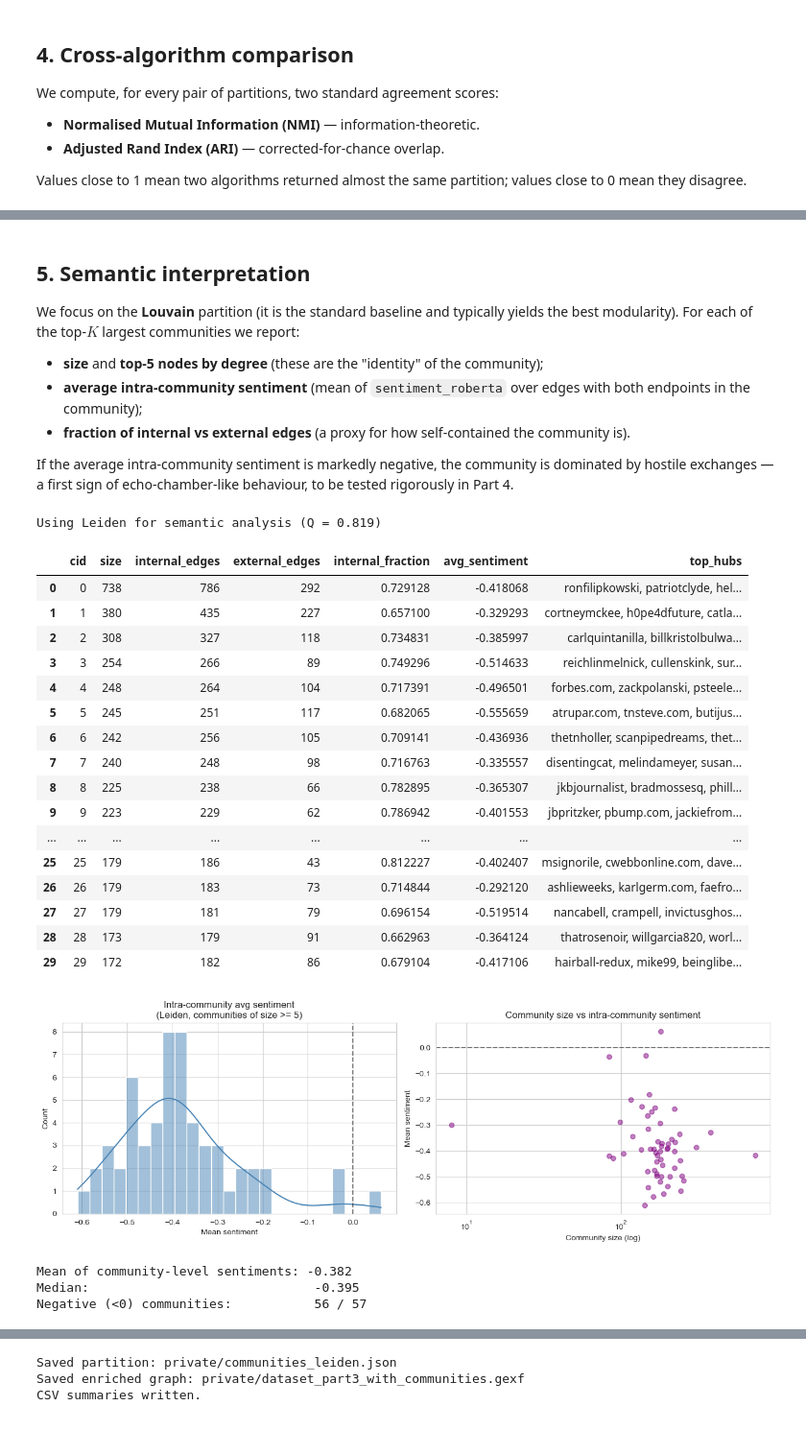
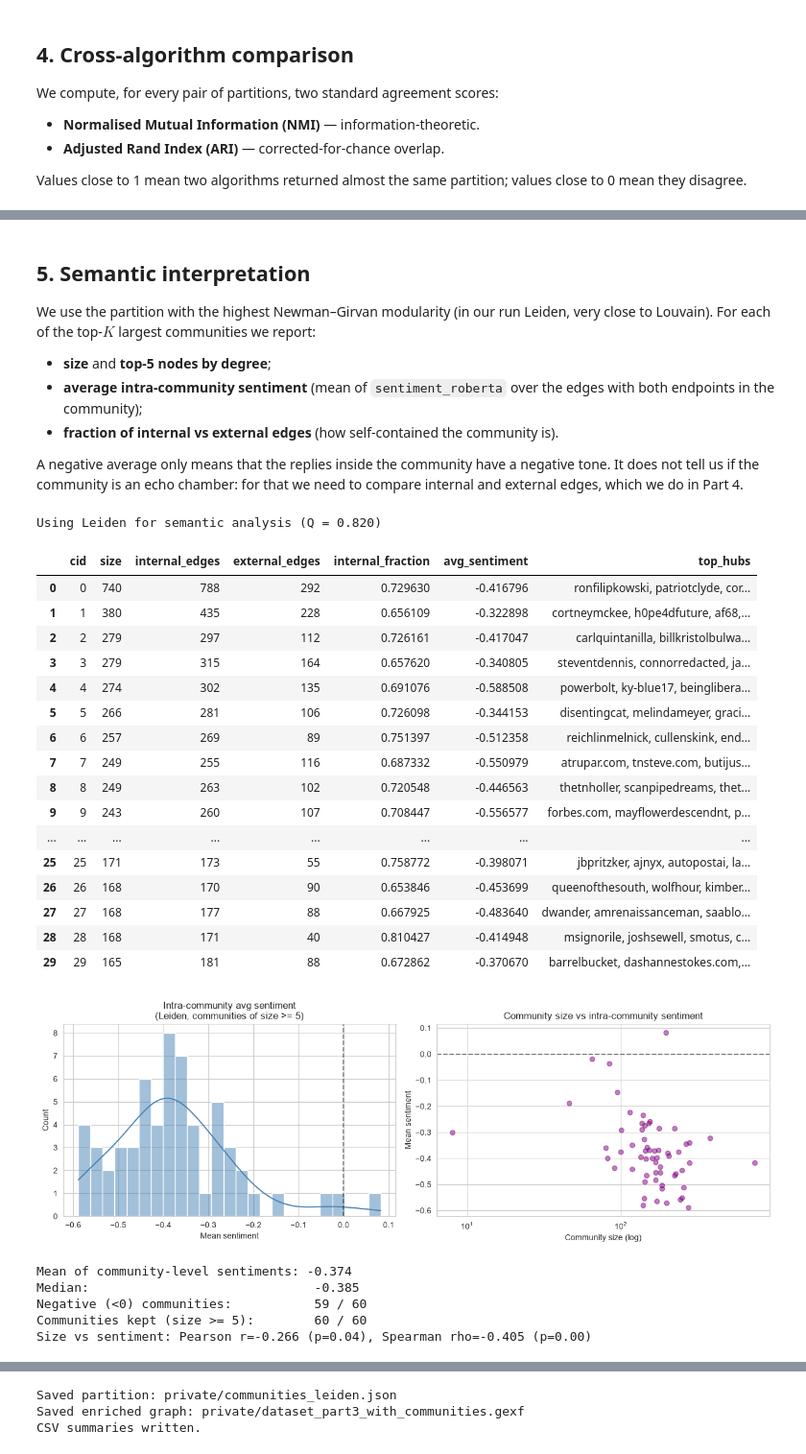
Before and after one commit to savato0/2026_puccio_cascone, a Jupyter notebook: community_detection.ipynb, the cells around one changed output, grey strips where cells are left out. Shown at 96% size. Cells and saved outputs as stored; diff of their text form; code cells hidden in the pictures.

```diff
--- a/community_detection.ipynb
+++ b/community_detection.ipynb
@@ -41,7 +35,7 @@ os.makedirs(FIG_DIR, exist_ok=True)
 # Preferred input: graph already enriched with Part-2 centralities. Fallback: roberta_final.
 INPUT_CANDIDATES = [
     'private/dataset_part2_with_centralities.gexf',
-    # 'private/dataset_roberta_final.gexf',
+    'private/dataset_roberta_final.gexf',
 ]
 INPUT_FILE = next(f for f in INPUT_CANDIDATES if os.path.exists(f))
 print(f'Loading: {INPUT_FILE}')
@@ -115,13 +109,13 @@ print('Running Louvain...')
 coms_louvain = algorithms.louvain(G, randomize=False)
 
 print('Running Leiden...')
-coms_leiden = algorithms.leiden(G)
+coms_leiden = algorithms.leiden(G, seed=RNG_SEED)
 
 print('Running Label Propagation...')
-coms_lp = algorithms.label_propagation(G)
+coms_lp = algorithms.label_propagation_cordasco_gargano(G)  # semi-synchronous LPA (networkx), deterministic
 
 print('Running Infomap (this can take a couple of minutes)...')
-coms_infomap = algorithms.infomap(G)
+coms_infomap = algorithms.infomap(G, flags='--two-level')  # flat partition, default seed (123)
 
 ALL_COMS = {
     'Louvain':  coms_louvain,
@@ -243,15 +237,15 @@ LabelProp    0.542   0.548    0.698      1.000
 # %% [markdown]
 ## 5. Semantic interpretation
 
-We focus on the **Louvain** partition (it is the standard baseline and typically yields the best modularity). For each of the top-$K$ largest communities we report:
+We use the partition with the highest Newman–Girvan modularity (in our run Leiden, very close to Louvain). For each of the top-$K$ largest communities we report:
 
-- **size** and **top-5 nodes by degree** (these are the "identity" of the community);
-- **average intra-community sentiment** (mean of `sentiment_roberta` over edges with both endpoints in the community);
-- **fraction of internal vs external edges** (a proxy for how self-contained the community is).
+- **size** and **top-5 nodes by degree**;
+- **average intra-community sentiment** (mean of `sentiment_roberta` over the edges with both endpoints in the community);
+- **fraction of internal vs external edges** (how self-contained the community is).
 
-If the average intra-community sentiment is markedly negative, the community is dominated by hostile exchanges — a first sign of echo-chamber-like behaviour, to be tested rigorously in Part 4.
+A negative average only means that the replies inside the community have a negative tone. It does not tell us if the community is an echo chamber: for that we need to compare internal and external edges, which we do in Part 4.
 # %%
-# Choose the partition with the best Newman-Girvan modularity for the deep-dive
+# Choose the partition with the best Newman-Girvan modularity for the semantic analysis
 best_name = eval_df['modularity_NG'].idxmax()
 best_com = ALL_COMS[best_name]
 print(f'Using {best_name} for semantic analysis (Q = {eval_df.loc[best_name, "modularity_NG"]:.3f})')
@@ -280,7 +274,7 @@ for cid, members in communities_sorted:
                 sentiments.append(edge_sentiment[key])
         else:
             external += 1
-    top_nodes = sorted(members_set, key=lambda n: -deg.get(n, 0))[:5]
+    top_nodes = sorted(members_set, key=lambda n: (-deg.get(n, 0), n))[:5]  # ties broken by name
     summary_rows.append({
         'cid': cid,
         'size': len(members),
@@ -294,24 +288,24 @@ for cid, members in communities_sorted:
 summary_df = pd.DataFrame(summary_rows)
 summary_df
 # %% [output]
-Using Leiden for semantic analysis (Q = 0.819)
+Using Leiden for semantic analysis (Q = 0.820)
 |  | cid | size | internal_edges | external_edges | internal_fraction | avg_sentiment | top_hubs |
-| 0 | 0 | 738 | 786 | 292 | 0.729128 | -0.418068 | ronfilipkowski, patriotclyde, hel... |
-| 1 | 1 | 380 | 435 | 227 | 0.657100 | -0.329293 | cortneymckee, h0pe4dfuture, catla... |
-| 2 | 2 | 308 | 327 | 118 | 0.734831 | -0.385997 | carlquintanilla, billkristolbulwa... |
-| 3 | 3 | 254 | 266 | 89 | 0.749296 | -0.514633 | reichlinmelnick, cullenskink, sur... |
-| 4 | 4 | 248 | 264 | 104 | 0.717391 | -0.496501 | forbes.com, zackpolanski, psteele... |
-| 5 | 5 | 245 | 251 | 117 | 0.682065 | -0.555659 | atrupar.com, tnsteve.com, butijus... |
-| 6 | 6 | 242 | 256 | 105 | 0.709141 | -0.436936 | thetnholler, scanpipedreams, thet... |
-| 7 | 7 | 240 | 248 | 98 | 0.716763 | -0.335557 | disentingcat, melindameyer, susan... |
-| 8 | 8 | 225 | 238 | 66 | 0.782895 | -0.365307 | jkbjournalist, bradmossesq, phill... |
-| 9 | 9 | 223 | 229 | 62 | 0.786942 | -0.401553 | jbpritzker, pbump.com, jackiefrom... |
+| 0 | 0 | 740 | 788 | 292 | 0.729630 | -0.416796 | ronfilipkowski, patriotclyde, cor... |
+| 1 | 1 | 380 | 435 | 228 | 0.656109 | -0.322898 | cortneymckee, h0pe4dfuture, af68,... |
+| 2 | 2 | 279 | 297 | 112 | 0.726161 | -0.417047 | carlquintanilla, billkristolbulwa... |
+| 3 | 3 | 279 | 315 | 164 | 0.657620 | -0.340805 | steventdennis, connorredacted, ja... |
+| 4 | 4 | 274 | 302 | 135 | 0.691076 | -0.588508 | powerbolt, ky-blue17, beinglibera... |
+| 5 | 5 | 266 | 281 | 106 | 0.726098 | -0.344153 | disentingcat, melindameyer, graci... |
+| 6 | 6 | 257 | 269 | 89 | 0.751397 | -0.512358 | reichlinmelnick, cullenskink, end... |
+| 7 | 7 | 249 | 255 | 116 | 0.687332 | -0.550979 | atrupar.com, tnsteve.com, butijus... |
+| 8 | 8 | 249 | 263 | 102 | 0.720548 | -0.446563 | thetnholler, scanpipedreams, thet... |
+| 9 | 9 | 243 | 260 | 107 | 0.708447 | -0.556577 | forbes.com, mayflowerdescendnt, p... |
 | ... | ... | ... | ... | ... | ... | ... | ... |
-| 25 | 25 | 179 | 186 | 43 | 0.812227 | -0.402407 | msignorile, cwebbonline.com, dave... |
-| 26 | 26 | 179 | 183 | 73 | 0.714844 | -0.292120 | ashlieweeks, karlgerm.com, faefro... |
-| 27 | 27 | 179 | 181 | 79 | 0.696154 | -0.519514 | nancabell, crampell, invictusghos... |
-| 28 | 28 | 173 | 179 | 91 | 0.662963 | -0.364124 | thatrosenoir, willgarcia820, worl... |
-| 29 | 29 | 172 | 182 | 86 | 0.679104 | -0.417106 | hairball-redux, mike99, beinglibe... |
+| 25 | 25 | 171 | 173 | 55 | 0.758772 | -0.398071 | jbpritzker, ajnyx, autopostai, la... |
+| 26 | 26 | 168 | 170 | 90 | 0.653846 | -0.453699 | queenofthesouth, wolfhour, kimber... |
+| 27 | 27 | 168 | 177 | 88 | 0.667925 | -0.483640 | dwander, amrenaissanceman, saablo... |
+| 28 | 28 | 168 | 171 | 40 | 0.810427 | -0.414948 | msignorile, joshsewell, smotus, c... |
+| 29 | 29 | 165 | 181 | 88 | 0.672862 | -0.370670 | barrelbucket, dashannestokes.com,... |
 # %%
 # Distribution of intra-community sentiment across ALL communities of the chosen partition
 all_intra_sent = []
@@ -323,35 +317,43 @@ for members in best_com.communities:
     sentiments = []
     for u, v in G.edges(members_set):
         if u in members_set and v in members_set:
             key = tuple(sorted((u, v)))
             if key in edge_sentiment:
                 sentiments.append(edge_sentiment[key])
     if sentiments:
         all_intra_sent.append(np.mean(sentiments))
         all_intra_size.append(len(members))
 
 fig, axes = plt.subplots(1, 2, figsize=(13, 4.5))
 sns.histplot(all_intra_sent, bins=25, kde=True, color='steelblue', ax=axes[0])
 axes[0].axvline(0, color='black', linestyle='--', alpha=0.5)
 axes[0].set_title(f'Intra-community avg sentiment\n({best_name}, communities of size >= 5)')
 axes[0].set_xlabel('Mean sentiment')
 
 axes[1].scatter(all_intra_size, all_intra_sent, alpha=0.5, color='purple')
 axes[1].set_xscale('log')
 axes[1].axhline(0, color='black', linestyle='--', alpha=0.5)
 axes[1].set_title('Community size vs intra-community sentiment')
 axes[1].set_xlabel('Community size (log)')
 axes[1].set_ylabel('Mean sentiment')
 plt.tight_layout()
 plt.savefig(f'{FIG_DIR}/community_sentiment.png', dpi=150, bbox_inches='tight')
 plt.show()
 
 print(f'Mean of community-level sentiments: {np.mean(all_intra_sent):.3f}')
 print(f'Median:                              {np.median(all_intra_sent):.3f}')
 print(f'Negative (<0) communities:           {sum(1 for s in all_intra_sent if s < 0)} / {len(all_intra_sent)}')
+
+from scipy.stats import pearsonr, spearmanr
+print(f'Communities kept (size >= 5):        {len(all_intra_sent)} / {len(best_com.communities)}')
+r_p, p_p = pearsonr(all_intra_size, all_intra_sent)
+r_s, p_s = spearmanr(all_intra_size, all_intra_sent)
+print(f'Size vs sentiment: Pearson r={r_p:.3f} (p={p_p:.2f}), Spearman rho={r_s:.3f} (p={p_s:.2f})')
 # %% [output]
-[figure, old version]
+[figure, new version]
-Mean of community-level sentiments: -0.382
-Median:                              -0.395
-Negative (<0) communities:           56 / 57
+Mean of community-level sentiments: -0.374
+Median:                              -0.385
+Negative (<0) communities:           59 / 60
+Communities kept (size >= 5):        60 / 60
+Size vs sentiment: Pearson r=-0.266 (p=0.04), Spearman rho=-0.405 (p=0.00)
 # %% [markdown]
```
Also changed, not shown: parts of 12 cells of this notebook, 22 other files.
